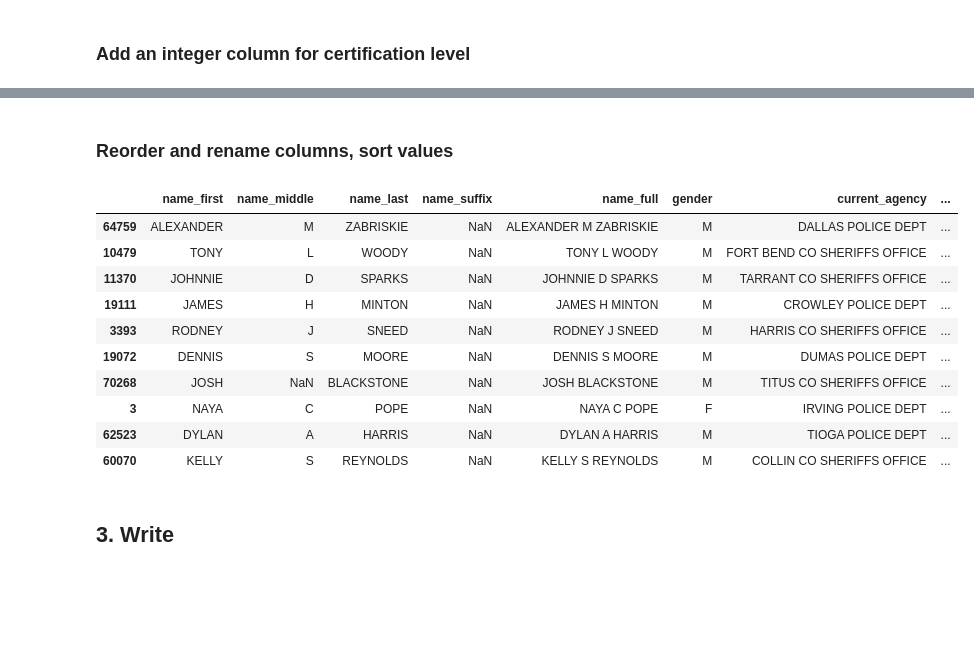
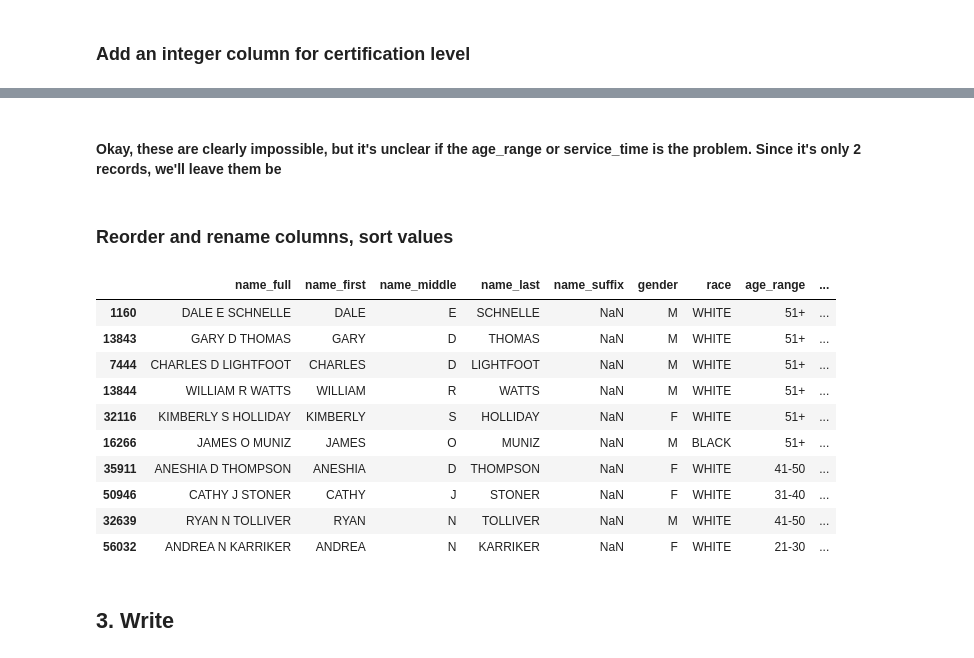
Before and after one commit to texas-justice-initiative/data-processing, a Jupyter notebook: data_cleaning/clean_list_of_texas_officers.ipynb, the cells around one changed output, grey strips where cells are left out. Cells and saved outputs as stored; diff of their text form; code cells hidden in the pictures; blank space fills up the shorter version.

Commit message:
Add age range and race to texas officer dataset cleaning

```diff
--- a/data_cleaning/clean_list_of_texas_officers.ipynb
+++ b/data_cleaning/clean_list_of_texas_officers.ipynb
@@ -200,0 +225,4 @@ officer_info['highest_cert_int'] = officer_info['highest_cert'].apply(lambda c:
+# %%
+TOP3_RACES = {'WHITE', 'HISPANIC', 'BLACK'}
+officer_info['race'] = officer_info['race'].apply(lambda race: race if race in TOP3_RACES else 'OTHER')
+officer_info['race'].value_counts()
@@ -200,0 +246,10 @@ officer_info['highest_cert_int'] = officer_info['highest_cert'].apply(lambda c:
+# %%
+def convert_range(r):
+    if r == '20 OR LESS':
+        return '18-20'
+    elif r == '51 OR OVER':
+        return '51+'
+    else:
+        return r.replace(' TO ', '-')
+officer_info['age_range'] = officer_info['age_range'].apply(convert_range)
+officer_info['age_range'].value_counts().sort_index()
@@ -200,0 +273,3 @@ officer_info['highest_cert_int'] = officer_info['highest_cert'].apply(lambda c:
+# %%
+officer_info.loc[officer_info.age_range == '18-20', 'age_range'] = '51+'
+officer_info['age_range'].value_counts().sort_index()
@@ -201,38 +291,57 @@ officer_info['highest_cert_int'] = officer_info['highest_cert'].apply(lambda c:
+# %% [markdown]
+#### Okay, these are clearly impossible, but it's unclear if the age_range or service_time is the problem. Since it's only 2 records, we'll leave them be
 # %% [markdown]
 ### Reorder and rename columns, sort values
 # %%
 before = officer_info.shape
 
+# Rename columns
+
+col_renames = {
+  "full_name": "name_full",
+  "first_name": "name_first",
+  "middle": "name_middle",
+  "last_name": "name_last",
+  "suffix": "name_suffix",
+  "gender": "gender",
+  "race": "race",
+  "age_range": "age_range",
+  "current_department": "current_agency",
+  "current_department_county": "current_agency_county",
+  "highest_cert": "highest_cert",
+  "highest_cert_int": "highest_cert_int",
+  "service_time": "service_time"
+}
+officer_info.rename(columns=col_renames, inplace=True)
+
 # Re-order columns
+
 officer_info = officer_info[[
-    'first_name', 'middle', 'last_name', 'suffix', 'full_name',
-    'gender', 'current_department', 'current_department_county',
+    'name_full', 'name_first', 'name_middle', 'name_last', 'name_suffix',
+    'gender', 'race', 'age_range', 'current_agency', 'current_agency_county',
     'highest_cert', 'highest_cert_int', 'service_time']]
 
-# Rename columns
-officer_info.columns = [
-    'name_first', 'name_middle', 'name_last', 'name_suffix', 'name_full',
-    'gender','current_agency', 'current_agency_county',
-    'highest_cert', 'highest_cert_int', 'service_time']
+# Make sure we didn't drop any columns by accident
 
-# Make sure we didn't drop any columns by accident
 after = officer_info.shape
 assert(before == after)
 
+# Sort sensibly
+
 officer_info.sort_values(['current_agency_county', 'current_agency', 'name_full'], inplace=True)
-officer_info.sample(10)
+officer_info.head(10)
 # %% [output]
-|  | name_first | name_middle | name_last | name_suffix | name_full | gender | current_agency | ... |
-| 64759 | ALEXANDER | M | ZABRISKIE | NaN | ALEXANDER M ZABRISKIE | M | DALLAS POLICE DEPT | ... |
-| 10479 | TONY | L | WOODY | NaN | TONY L WOODY | M | FORT BEND CO SHERIFFS OFFICE | ... |
-| 11370 | JOHNNIE | D | SPARKS | NaN | JOHNNIE D SPARKS | M | TARRANT CO SHERIFFS OFFICE | ... |
-| 19111 | JAMES | H | MINTON | NaN | JAMES H MINTON | M | CROWLEY POLICE DEPT | ... |
-| 3393 | RODNEY | J | SNEED | NaN | RODNEY J SNEED | M | HARRIS CO SHERIFFS OFFICE | ... |
-| 19072 | DENNIS | S | MOORE | NaN | DENNIS S MOORE | M | DUMAS POLICE DEPT | ... |
-| 70268 | JOSH | NaN | BLACKSTONE | NaN | JOSH BLACKSTONE | M | TITUS CO SHERIFFS OFFICE | ... |
-| 3 | NAYA | C | POPE | NaN | NAYA C POPE | F | IRVING POLICE DEPT | ... |
-| 62523 | DYLAN | A | HARRIS | NaN | DYLAN A HARRIS | M | TIOGA POLICE DEPT | ... |
-| 60070 | KELLY | S | REYNOLDS | NaN | KELLY S REYNOLDS | M | COLLIN CO SHERIFFS OFFICE | ... |
+|  | name_full | name_first | name_middle | name_last | name_suffix | gender | race | age_range | ... |
+| 1160 | DALE E SCHNELLE | DALE | E | SCHNELLE | NaN | M | WHITE | 51+ | ... |
+| 13843 | GARY D THOMAS | GARY | D | THOMAS | NaN | M | WHITE | 51+ | ... |
+| 7444 | CHARLES D LIGHTFOOT | CHARLES | D | LIGHTFOOT | NaN | M | WHITE | 51+ | ... |
+| 13844 | WILLIAM R WATTS | WILLIAM | R | WATTS | NaN | M | WHITE | 51+ | ... |
+| 32116 | KIMBERLY S HOLLIDAY | KIMBERLY | S | HOLLIDAY | NaN | F | WHITE | 51+ | ... |
+| 16266 | JAMES O MUNIZ | JAMES | O | MUNIZ | NaN | M | BLACK | 51+ | ... |
+| 35911 | ANESHIA D THOMPSON | ANESHIA | D | THOMPSON | NaN | F | WHITE | 41-50 | ... |
+| 50946 | CATHY J STONER | CATHY | J | STONER | NaN | F | WHITE | 31-40 | ... |
+| 32639 | RYAN N TOLLIVER | RYAN | N | TOLLIVER | NaN | M | WHITE | 41-50 | ... |
+| 56032 | ANDREA N KARRIKER | ANDREA | N | KARRIKER | NaN | F | WHITE | 21-30 | ... |
 # %% [markdown]
 ## 3. Write
 # %%
```
Also changed, not shown: parts of 22 cells of this notebook.
